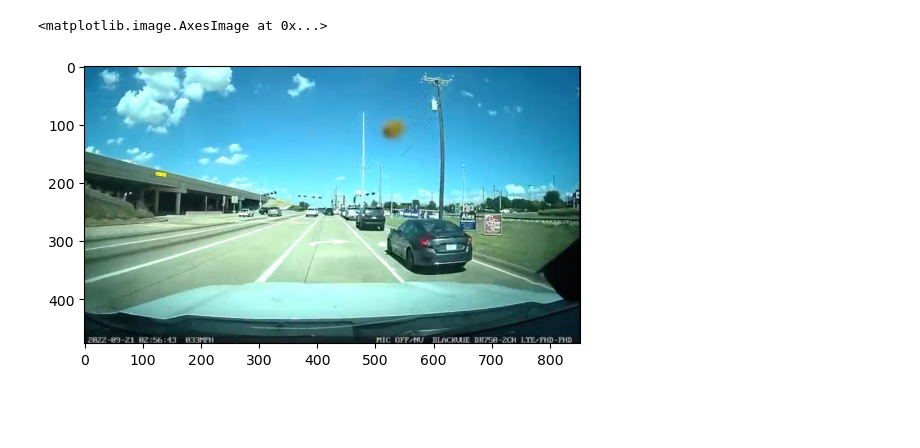
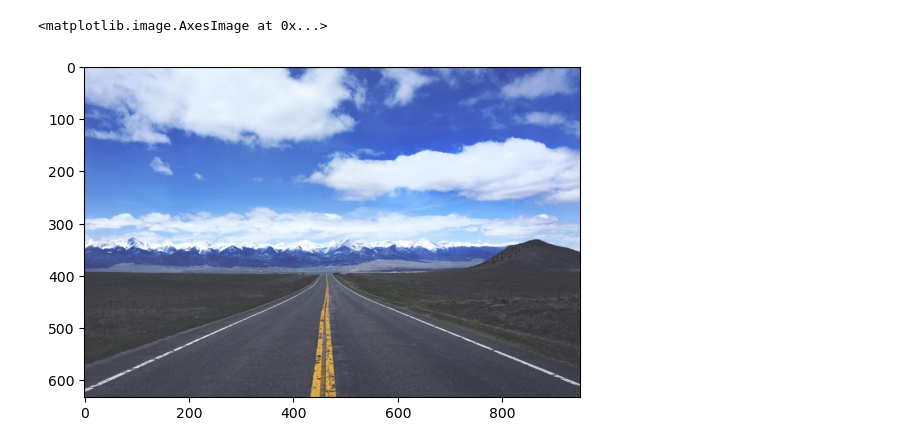
Before and after one commit to anpian13/Road-lane-line-detection, a Jupyter notebook: road_lane_line_detection.ipynb, the cells around one changed output. Drawn from its saved outputs; the diff is of its cells as text; code cells hidden in the pictures; blank space fills up the shorter version.

```diff
--- a/road_lane_line_detection.ipynb
+++ b/road_lane_line_detection.ipynb
@@ -3,13 +3,13 @@ import matplotlib.pyplot as plt
 import cv2
 import numpy as np
 # %%
-image = cv2.imread('raw-dash-cam.jpg')
+image = cv2.imread('road1.jpg')
 # transform colors
 image = cv2.cvtColor(image,cv2.COLOR_BGR2RGB)
 plt.imshow(image)
 # %% [output]
 <matplotlib.image.AxesImage at 0x...>
-[figure, old version]
+[figure, new version]
 # %%
 def region_of_interest(img,vertices):
     # Apply frame masking and find region of interest
```
Also changed, not shown: parts of 4 cells of this notebook.
